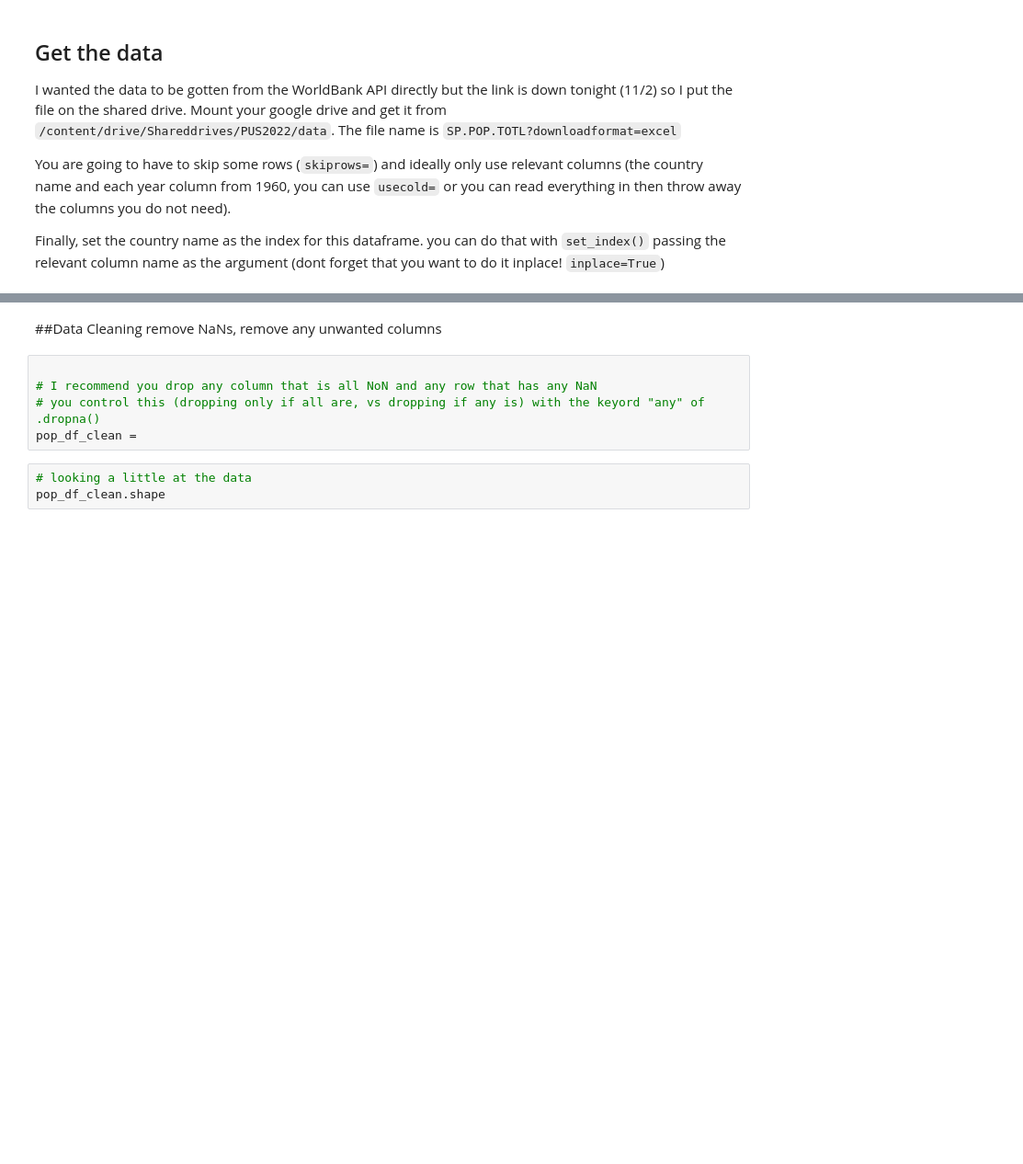
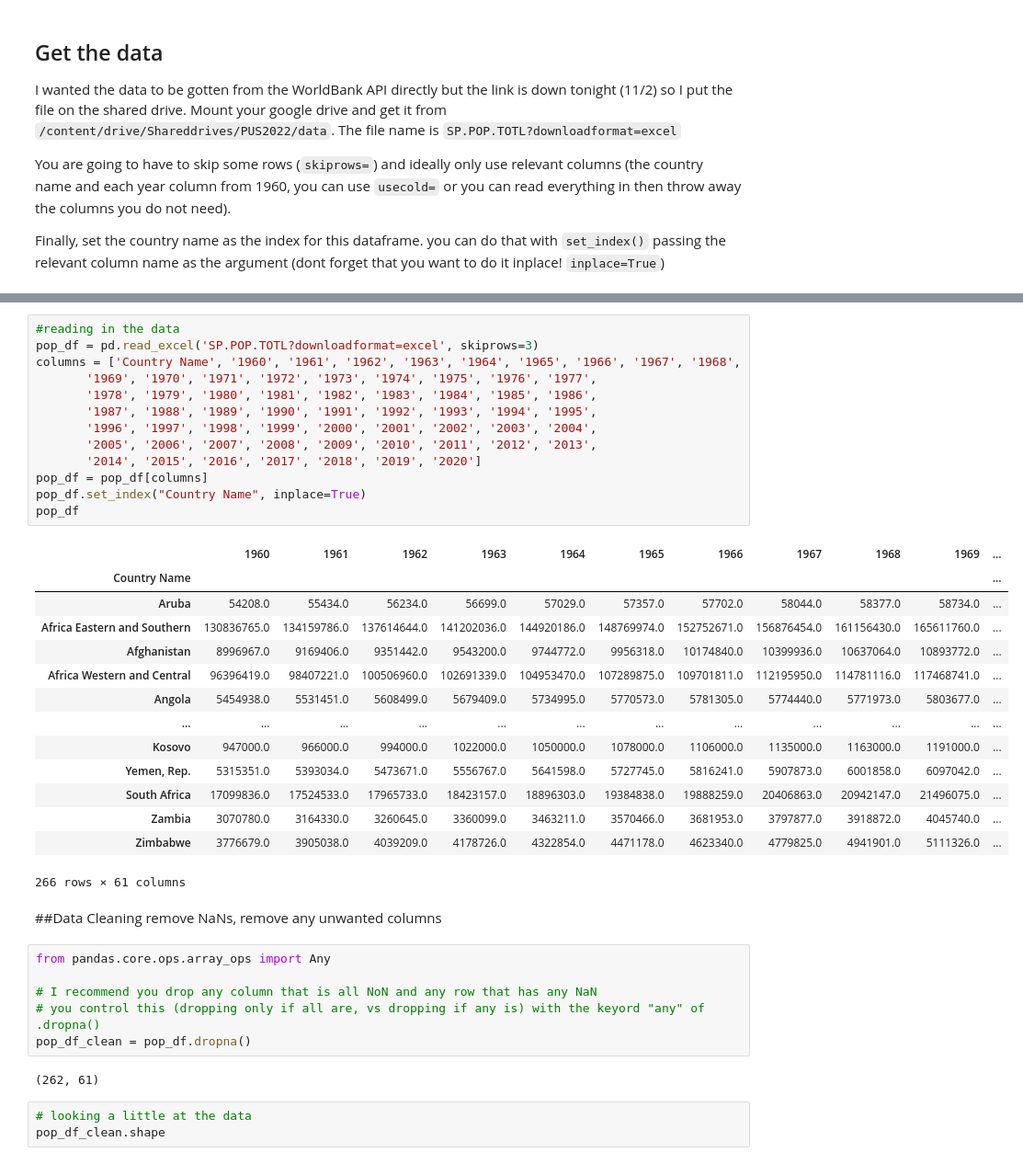
Before and after one commit to ReidelVichot/PUA2022_RVichot, a Jupyter notebook: HW5/HW5_timeSeriesClustering_solution.ipynb, the cells around one changed output, grey strips where cells are left out. Shown at 92% size. Cells and saved outputs as stored; diff of their text form; blank space fills up the shorter version.

```diff
--- a/HW5/HW5_timeSeriesClustering_solution.ipynb
+++ b/HW5/HW5_timeSeriesClustering_solution.ipynb
@@ -60,11 +65,42 @@ pop_df.head()
+# %%
+#reading in the data
+pop_df = pd.read_excel('SP.POP.TOTL?downloadformat=excel', skiprows=3)
+columns = ['Country Name', '1960', '1961', '1962', '1963', '1964', '1965', '1966', '1967', '1968',
+       '1969', '1970', '1971', '1972', '1973', '1974', '1975', '1976', '1977',
+       '1978', '1979', '1980', '1981', '1982', '1983', '1984', '1985', '1986',
+       '1987', '1988', '1989', '1990', '1991', '1992', '1993', '1994', '1995',
+       '1996', '1997', '1998', '1999', '2000', '2001', '2002', '2003', '2004',
+       '2005', '2006', '2007', '2008', '2009', '2010', '2011', '2012', '2013',
+       '2014', '2015', '2016', '2017', '2018', '2019', '2020']
+pop_df = pop_df[columns]
+pop_df.set_index("Country Name", inplace=True)
+pop_df
+# %% [output]
+|  | 1960 | 1961 | 1962 | 1963 | 1964 | 1965 | 1966 | 1967 | 1968 | 1969 | ... |
+| Country Name |  |  |  |  |  |  |  |  |  |  | ... |
+| Aruba | 54208.0 | 55434.0 | 56234.0 | 56699.0 | 57029.0 | 57357.0 | 57702.0 | 58044.0 | 58377.0 | 58734.0 | ... |
+| Africa Eastern and Southern | 130836765.0 | 134159786.0 | 137614644.0 | 141202036.0 | 144920186.0 | 148769974.0 | 152752671.0 | 156876454.0 | 161156430.0 | 165611760.0 | ... |
+| Afghanistan | 8996967.0 | 9169406.0 | 9351442.0 | 9543200.0 | 9744772.0 | 9956318.0 | 10174840.0 | 10399936.0 | 10637064.0 | 10893772.0 | ... |
+| Africa Western and Central | 96396419.0 | 98407221.0 | 100506960.0 | 102691339.0 | 104953470.0 | 107289875.0 | 109701811.0 | 112195950.0 | 114781116.0 | 117468741.0 | ... |
+| Angola | 5454938.0 | 5531451.0 | 5608499.0 | 5679409.0 | 5734995.0 | 5770573.0 | 5781305.0 | 5774440.0 | 5771973.0 | 5803677.0 | ... |
+| ... | ... | ... | ... | ... | ... | ... | ... | ... | ... | ... | ... |
+| Kosovo | 947000.0 | 966000.0 | 994000.0 | 1022000.0 | 1050000.0 | 1078000.0 | 1106000.0 | 1135000.0 | 1163000.0 | 1191000.0 | ... |
+| Yemen, Rep. | 5315351.0 | 5393034.0 | 5473671.0 | 5556767.0 | 5641598.0 | 5727745.0 | 5816241.0 | 5907873.0 | 6001858.0 | 6097042.0 | ... |
+| South Africa | 17099836.0 | 17524533.0 | 17965733.0 | 18423157.0 | 18896303.0 | 19384838.0 | 19888259.0 | 20406863.0 | 20942147.0 | 21496075.0 | ... |
+| Zambia | 3070780.0 | 3164330.0 | 3260645.0 | 3360099.0 | 3463211.0 | 3570466.0 | 3681953.0 | 3797877.0 | 3918872.0 | 4045740.0 | ... |
+| Zimbabwe | 3776679.0 | 3905038.0 | 4039209.0 | 4178726.0 | 4322854.0 | 4471178.0 | 4623340.0 | 4779825.0 | 4941901.0 | 5111326.0 | ... |
+266 rows × 61 columns
 # %% [markdown]
 ##Data Cleaning
 remove NaNs, remove any unwanted columns
 # %%
+from pandas.core.ops.array_ops import Any
 
 # I recommend you drop any column that is all NoN and any row that has any NaN
 # you control this (dropping only if all are, vs dropping if any is) with the keyord "any" of .dropna()
-pop_df_clean =
+pop_df_clean = pop_df.dropna()
+# %% [output]
+(262, 61)
 # %%
 # looking a little at the data
 pop_df_clean.shape
```
Also changed, not shown: parts of 5 cells of this notebook.
